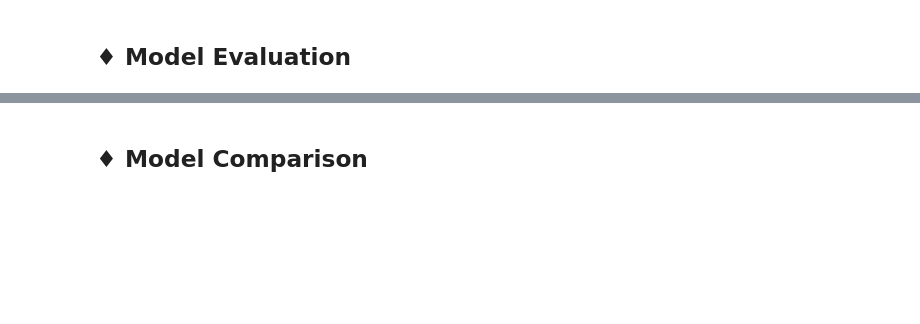
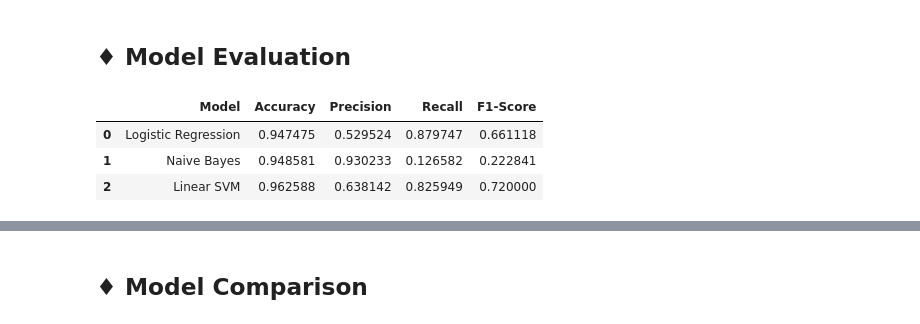
Before and after one commit to SruthiGS-Gito/Amazon-Customer-Review, a Jupyter notebook: Amazon_Consumer_Reviews.ipynb, the cells around one changed output, grey strips where cells are left out. Saved outputs shown, nothing was run; the diff lists cells and outputs as text; code cells hidden in the pictures; blank space fills up the shorter version.

```diff
--- a/Amazon_Consumer_Reviews.ipynb
+++ b/Amazon_Consumer_Reviews.ipynb
@@ -488,2 +589,52 @@ X_test_tfidf = tfidf.transform(X_test)
 # %% [markdown]
 ## ♦ Model Evaluation
+# %%
+# Function to calculate evaluation metrics
+def evaluate_model(model_name, y_test_2, y_pred):
+
+    accuracy = accuracy_score(y_test_2, y_pred)
+    precision = precision_score(y_test_2, y_pred, pos_label='Negative')
+    recall = recall_score(y_test_2, y_pred, pos_label='Negative')
+    f1 = f1_score(y_test_2, y_pred, pos_label='Negative')
+
+    return {
+        'Model': model_name,
+        'Accuracy': accuracy,
+        'Precision': precision,
+        'Recall': recall,
+        'F1-Score': f1
+    }
+
+# Evaluate each model
+results = []
+
+results.append(
+    evaluate_model(
+        'Logistic Regression',
+        y_test,
+        y_pred_lr
+  ))
+
+results.append(
+    evaluate_model(
+        'Naive Bayes',
+        y_test,
+        y_pred_nb
+  ))
+
+results.append(
+    evaluate_model(
+        'Linear SVM',
+        y_test,
+        y_pred_svm
+  ))
+
+# Create a dataframe containing all results
+results_df = pd.DataFrame(results)
+
+results_df
+# %% [output]
+|  | Model | Accuracy | Precision | Recall | F1-Score |
+| 0 | Logistic Regression | 0.947475 | 0.529524 | 0.879747 | 0.661118 |
+| 1 | Naive Bayes | 0.948581 | 0.930233 | 0.126582 | 0.222841 |
+| 2 | Linear SVM | 0.962588 | 0.638142 | 0.825949 | 0.720000 |
```
Also changed, not shown: parts of 13 cells of this notebook.
